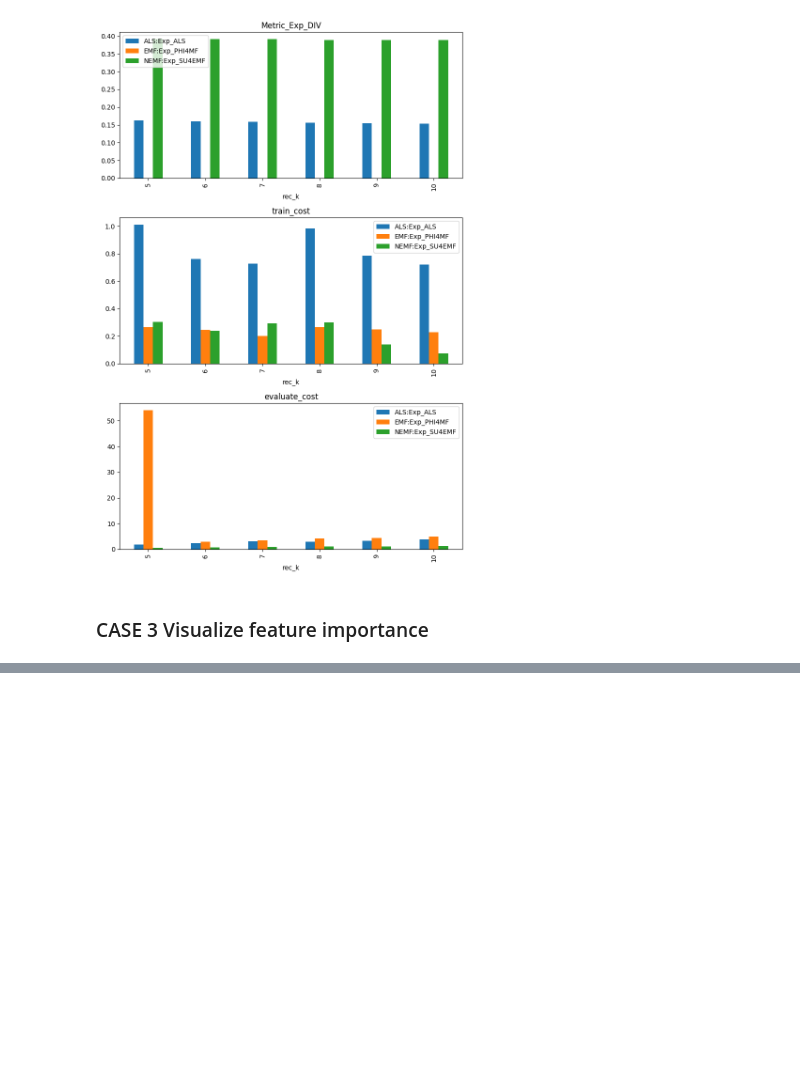
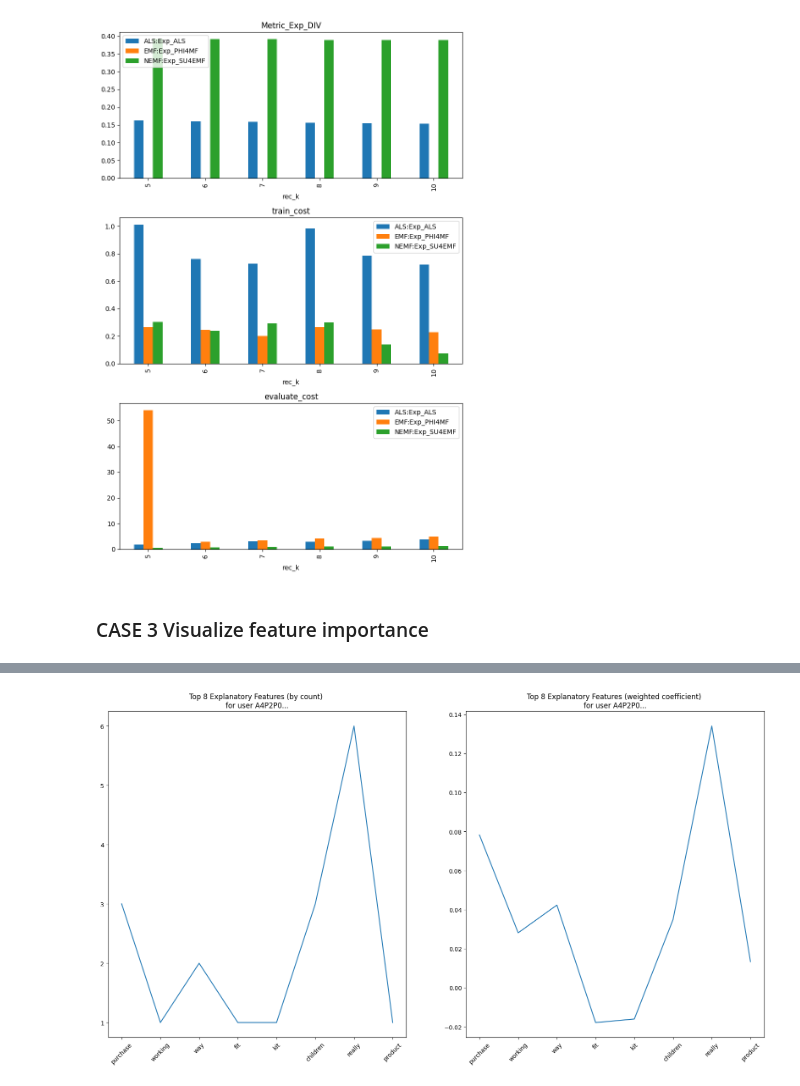
Before and after one commit to AthinaKyriakou/ROSE, a Jupyter notebook: demo/visualization_demo.ipynb, the cells around one changed output, grey strips where cells are left out. Cells and saved outputs as stored; diff of their text form; code cells hidden in the pictures; blank space fills up the shorter version.

```diff
--- a/demo/visualization_demo.ipynb
+++ b/demo/visualization_demo.ipynb
@@ -261,0 +487,11 @@ filtered_df3 = my_plots.create_aggregate_feature_importance_plot(explanations, t
+# %%
+# Create a plot for a specific user
+filtered_df2 = my_plots.create_aggregate_feature_importance_plot(
+    explanations,
+    user_id="A4P2P0GAMR7XX",
+    type="line",
+    top_k=8,
+    save_plot=False,
+)
+# %% [output]
+[figure, added]
```
Also changed, not shown: parts of 10 cells of this notebook, 1 other file.
